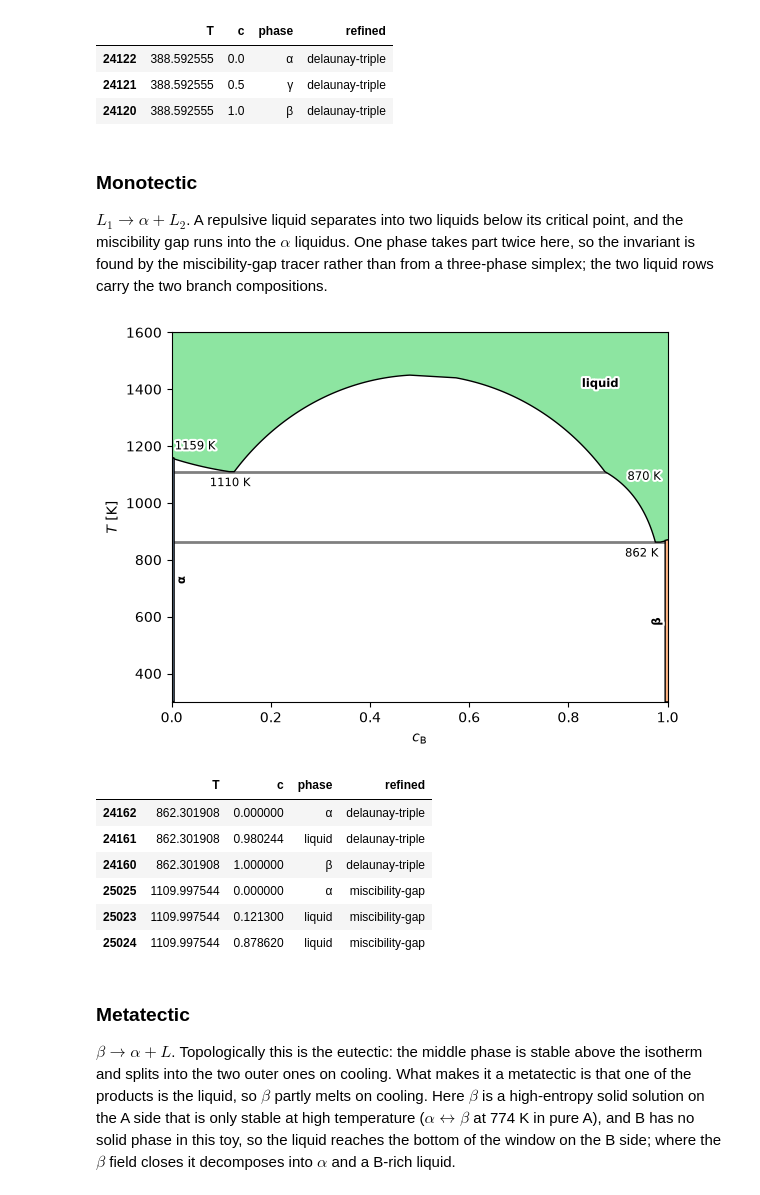
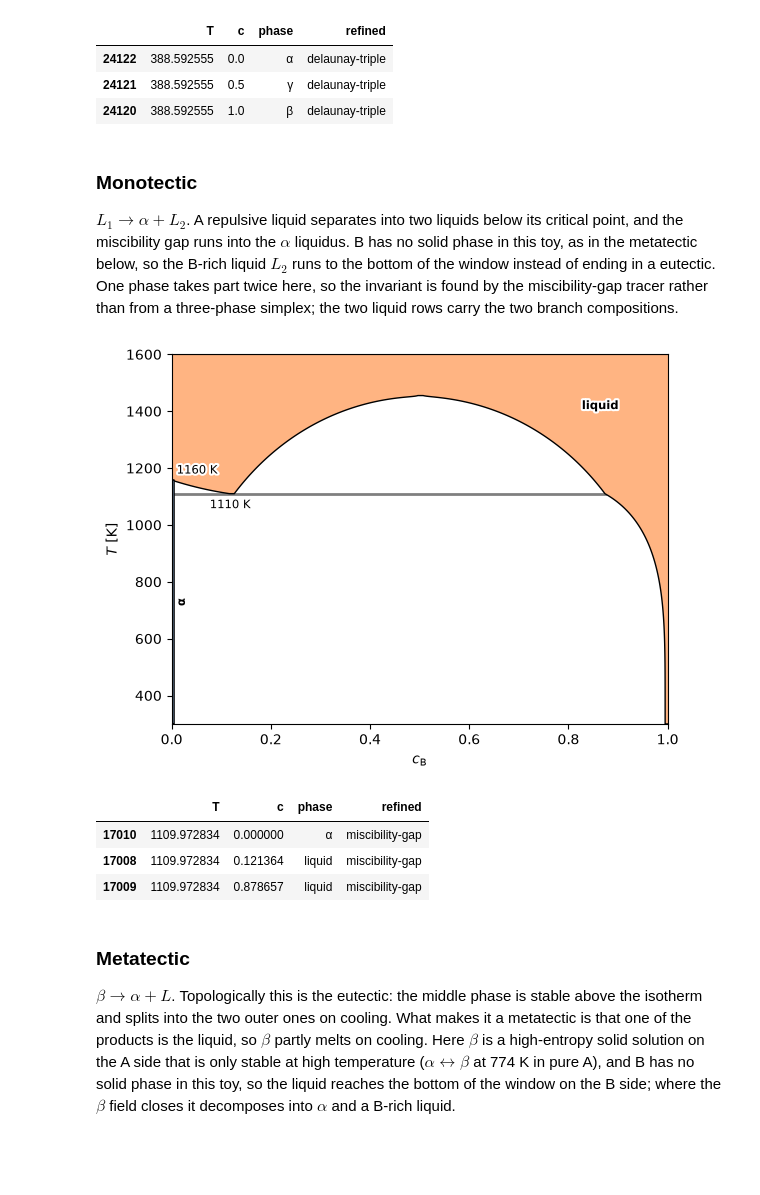
Before and after one commit to eisenforschung/landau, a Jupyter notebook: notebooks/TransitionTemperatures.ipynb, the cells around one changed output. Drawn from its saved outputs; the diff is of its cells as text; code cells hidden in the pictures; blank space fills up the shorter version.

```diff
--- a/notebooks/TransitionTemperatures.ipynb
+++ b/notebooks/TransitionTemperatures.ipynb
@@ -99,22 +99,20 @@ triples(df)
 
 $L_1 \rightarrow \alpha + L_2$.
 A repulsive liquid separates into two liquids below its critical point, and the miscibility gap runs into the $\alpha$ liquidus.
+B has no solid phase in this toy, as in the metatectic below, so the B-rich liquid $L_2$ runs to the bottom of the window instead of ending in a eutectic.
 One phase takes part twice here, so the invariant is found by the miscibility-gap tracer rather than from a three-phase simplex; the two liquid rows carry the two branch compositions.
 # %%
 liquid_repulsive = regular("liquid", -2.8, 3.0, -2.35, 3.0, L0=0.25)
-df = diagram([alpha, beta, liquid_repulsive], Ts=np.linspace(300, 1600, 80), element="B")
+df = diagram([alpha, liquid_repulsive], Ts=np.linspace(300, 1600, 80), element="B")
 # %% [output]
-[figure, old version]
+[figure, new version]
 # %%
 triples(df)
 # %% [output]
 |  | T | c | phase | refined |
-| 24162 | 862.301908 | 0.000000 | α | delaunay-triple |
-| 24161 | 862.301908 | 0.980244 | liquid | delaunay-triple |
-| 24160 | 862.301908 | 1.000000 | β | delaunay-triple |
-| 25025 | 1109.997544 | 0.000000 | α | miscibility-gap |
-| 25023 | 1109.997544 | 0.121300 | liquid | miscibility-gap |
-| 25024 | 1109.997544 | 0.878620 | liquid | miscibility-gap |
+| 17010 | 1109.972834 | 0.000000 | α | miscibility-gap |
+| 17008 | 1109.972834 | 0.121364 | liquid | miscibility-gap |
+| 17009 | 1109.972834 | 0.878657 | liquid | miscibility-gap |
 # %% [markdown]
 ### Metatectic
 
```
Also changed, not shown: parts of 5 cells of this notebook.
